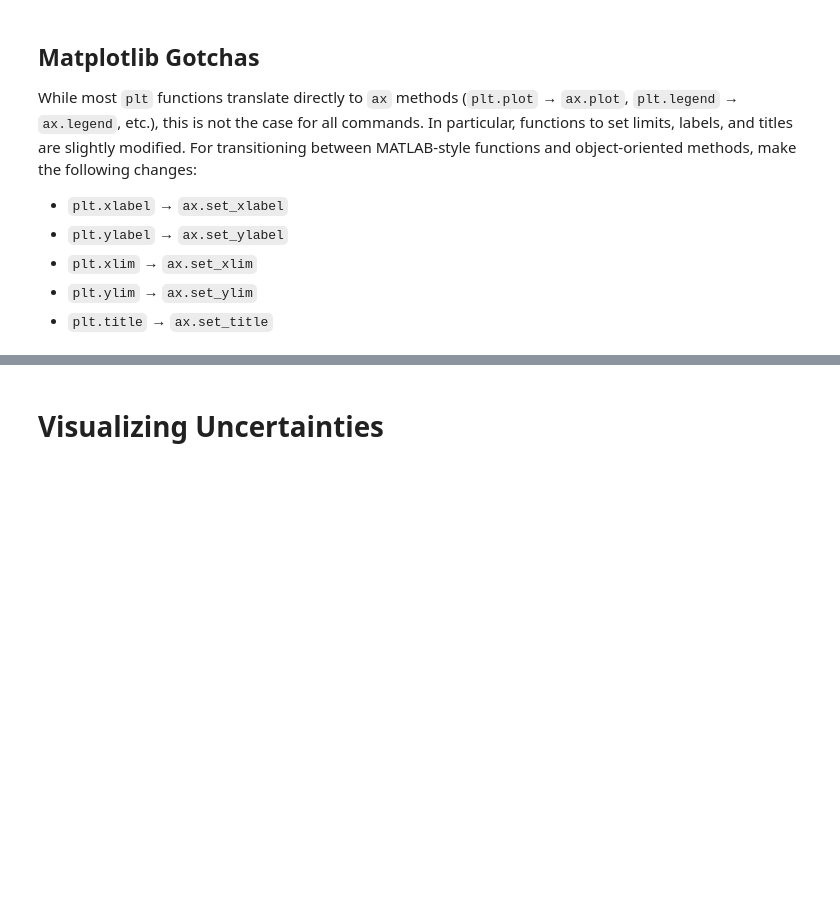
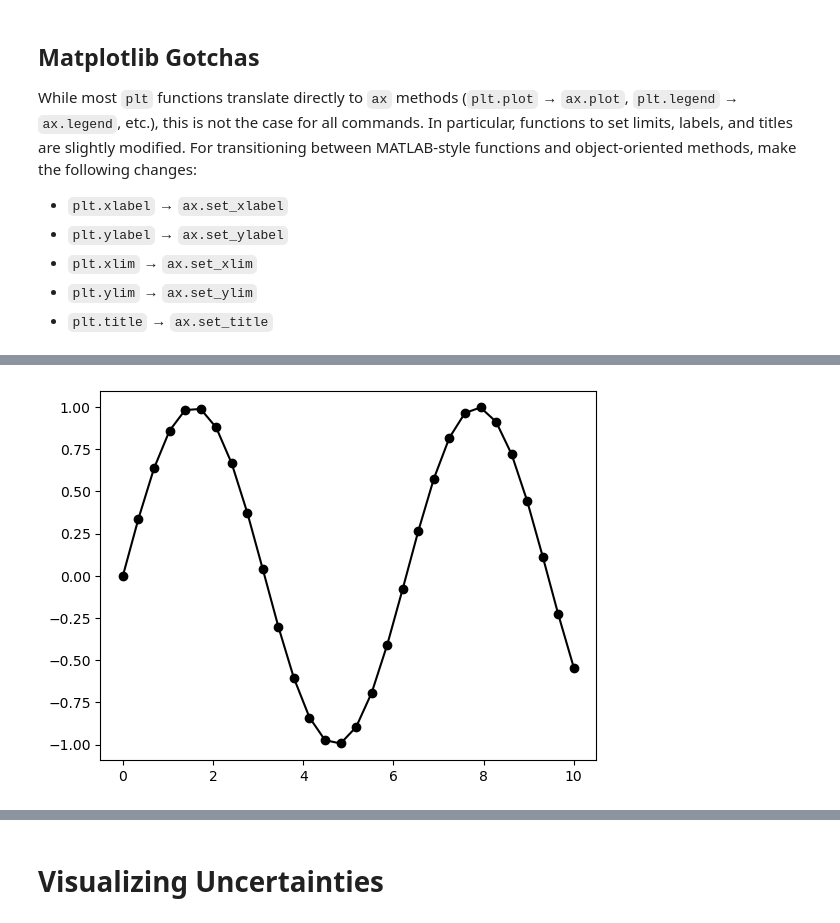
Before and after one commit to rishabh-mondal/blog, a Jupyter notebook: basic_matplotlib.ipynb, the cells around one changed output, grey strips where cells are left out. Cells and saved outputs as stored; diff of their text form; code cells hidden in the pictures; blank space fills up the shorter version.

```diff
--- a/basic_matplotlib.ipynb
+++ b/basic_matplotlib.ipynb
@@ -107,0 +117,4 @@ For transitioning between MATLAB-style functions and object-oriented methods, ma
+# %%
+plt.plot(x, y, '-ok');
+# %% [output]
+[figure, added]
```
Also changed, not shown: parts of 17 cells of this notebook.
